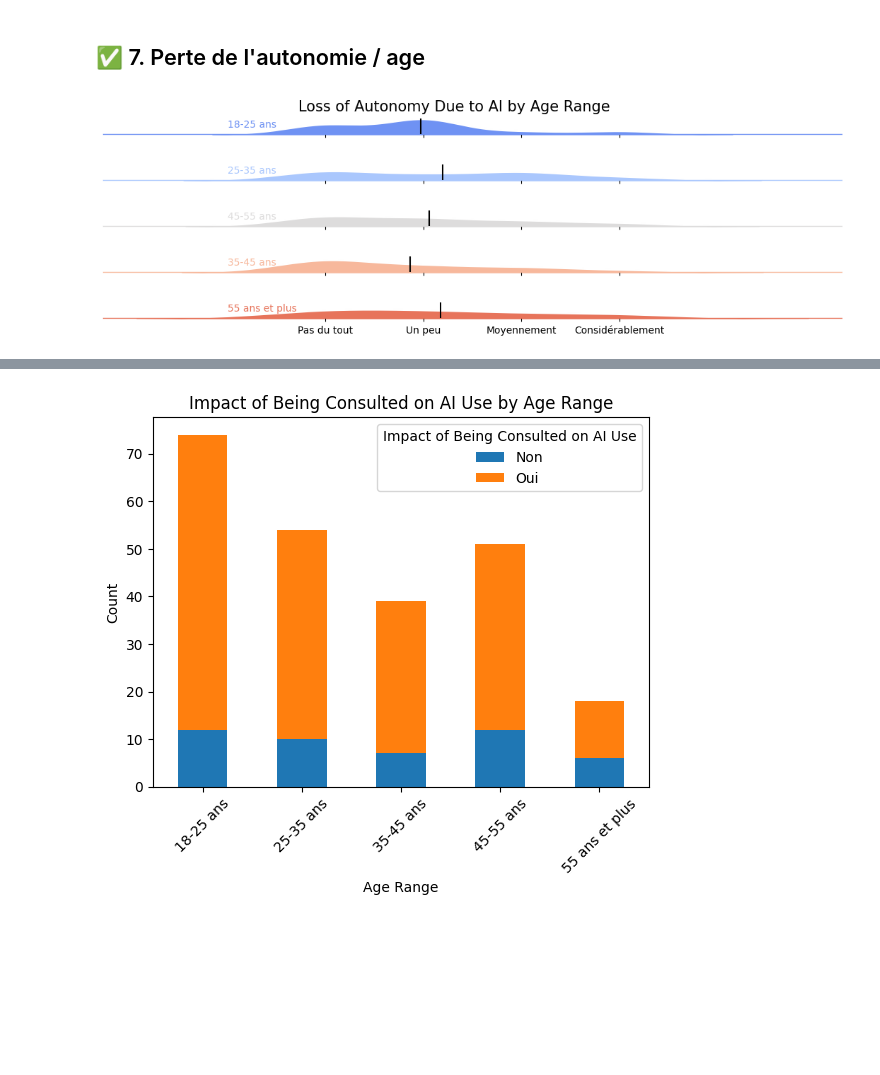
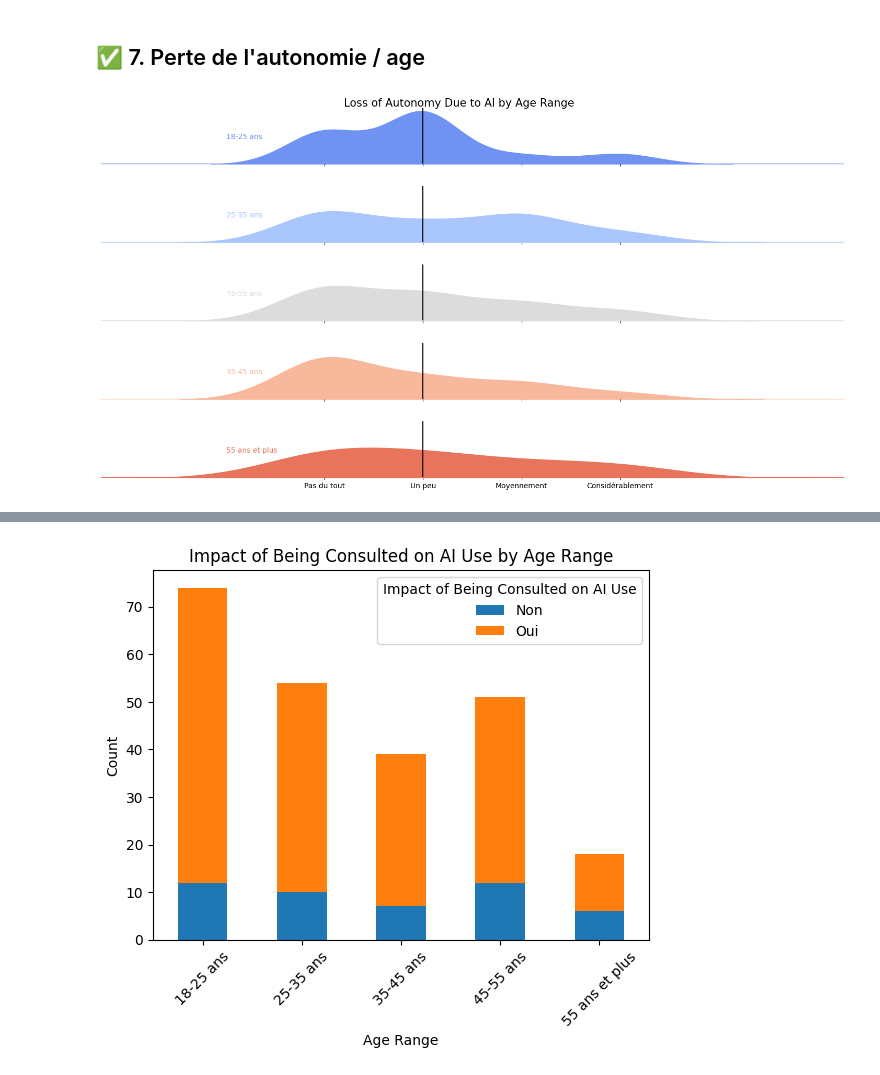
Before and after one commit to QuentinDstl/survey_adoption_by_employees, a Jupyter notebook: src/main.ipynb, the cells around one changed output, grey strips where cells are left out. Saved outputs shown, nothing was run; the diff lists cells and outputs as text; code cells hidden in the pictures; blank space fills up the shorter version.

Commit message:
feat: new graphs

```diff
--- a/src/main.ipynb
+++ b/src/main.ipynb
@@ -539,6 +539,9 @@ pal = sns.color_palette(palette='coolwarm', n_colors=len(df_survey['Age'].unique
 
 # Create the FacetGrid object
 g = sns.FacetGrid(df_survey, row='Age', hue='Age', aspect=15, height=0.75, palette=pal)
+
+#size the figure
+g.fig.set_size_inches(15, 8)
 
 # Add the densities kdeplots for each age range
 g.map(sns.kdeplot, '*LossOfAutonomy',
@@ -550,32 +553,32 @@ g.map(sns.kdeplot, '*LossOfAutonomy',
       bw_adjust=1, clip_on=False,
       color="w", lw=2)
 
 # Add a horizontal line for each plot
 g.map(plt.axhline, y=0,
       lw=1, clip_on=False)
 
 # Add age range as text with the right color
 for i, ax in enumerate(g.axes.flat):
     ax.text(-1, 0.25, df_survey['Age'].unique()[i],
             fontsize=10,
             color=ax.lines[-1].get_color())
 
-    mean_value = df_survey[df_survey['Age'] == df_survey['Age'].unique()[i]]['*LossOfAutonomy'].mean()
+    mean_value = df_survey[df_survey['Age'] == df_survey['Age'].unique()[i]]['*LossOfAutonomy'].median()
     ax.axvline(mean_value, color='black')
 
 # Remove axes titles, yticks, and spines
 g.set_titles("")
 g.set(yticks=[])
 g.set(ylabel="")  # Remove y label
 g.despine(bottom=True, left=True)
 
 
 g.fig.suptitle('Loss of Autonomy Due to AI by Age Range', fontsize=15)
 plt.xlabel('')
 
 labels = ['Pas du tout', 'Un peu', 'Moyennement', 'Considérablement']
 g.set(xticks=range(0, 4), xticklabels=labels)
 
 plt.show()
 # %% [output]
-[figure, old version]
+[figure, new version]
```
Also changed, not shown: parts of 6 cells of this notebook, 1 other file.
